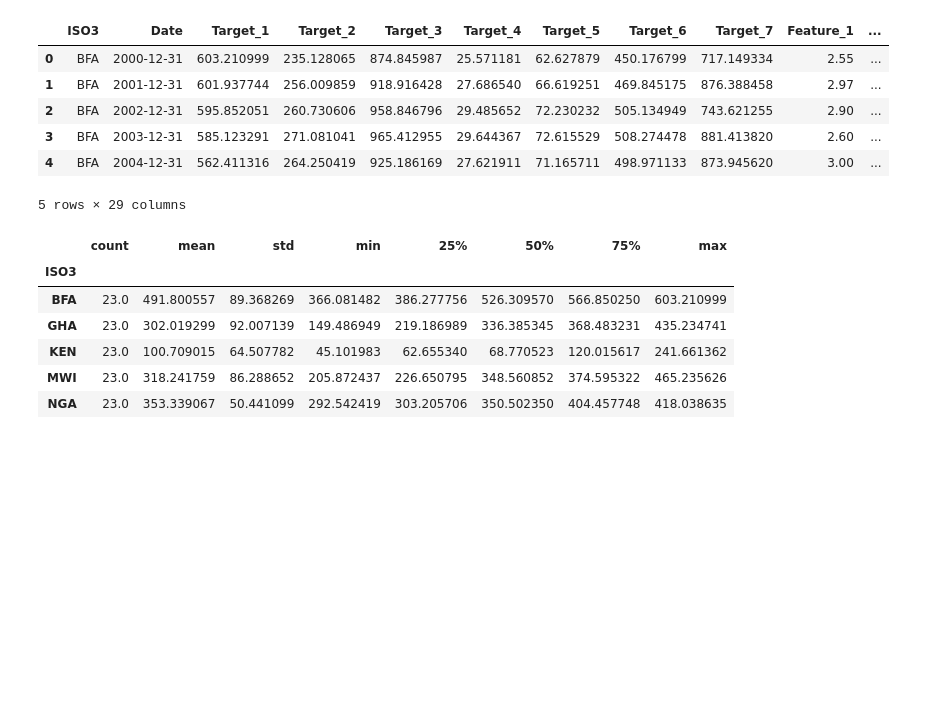
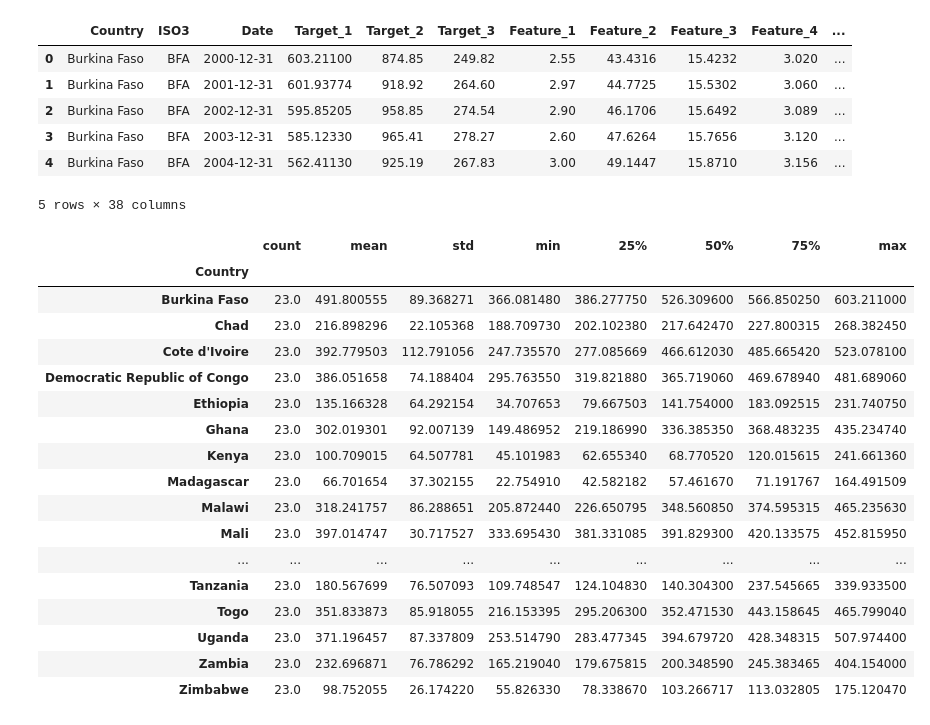
Before and after one commit to Josias-Ounsinli/Assessing-Short-and-Long-Term-Malaria-Transmission-and-Burden-Under-Various-Vaccination-Scenarios, a Jupyter notebook: notebooks/descriptive_stats.ipynb, the cells around one changed output. Saved outputs shown, nothing was run; the diff lists cells and outputs as text; code cells hidden in the pictures; blank space fills up the shorter version.

```diff
--- a/notebooks/descriptive_stats.ipynb
+++ b/notebooks/descriptive_stats.ipynb
@@ -15,28 +15,39 @@ from explorer import DataTransformer
 
 transformer = DataTransformer()
 # %%
-REPO = "../"
-filepath = "data/cleaned/study_dataset.csv"
-rev = "Cleaneddatav22mf"
+REPO = "./"
+filepath = "../data/cleaned/final/cleaned_project_dataset.csv"
+rev = "clpdat3"
 # %%
 data = transformer.load_data(ext="csv", filepath=filepath, repo=REPO, rev=rev, header=0, parse_dates=["Date"])
 data.head()
 # %% [output]
-|  | ISO3 | Date | Target_1 | Target_2 | Target_3 | Target_4 | Target_5 | Target_6 | Target_7 | Feature_1 | ... |
-| 0 | BFA | 2000-12-31 | 603.210999 | 235.128065 | 874.845987 | 25.571181 | 62.627879 | 450.176799 | 717.149334 | 2.55 | ... |
-| 1 | BFA | 2001-12-31 | 601.937744 | 256.009859 | 918.916428 | 27.686540 | 66.619251 | 469.845175 | 876.388458 | 2.97 | ... |
-| 2 | BFA | 2002-12-31 | 595.852051 | 260.730606 | 958.846796 | 29.485652 | 72.230232 | 505.134949 | 743.621255 | 2.90 | ... |
-| 3 | BFA | 2003-12-31 | 585.123291 | 271.081041 | 965.412955 | 29.644367 | 72.615529 | 508.274478 | 881.413820 | 2.60 | ... |
-| 4 | BFA | 2004-12-31 | 562.411316 | 264.250419 | 925.186169 | 27.621911 | 71.165711 | 498.971133 | 873.945620 | 3.00 | ... |
+|  | Country | ISO3 | Date | Target_1 | Target_2 | Target_3 | Feature_1 | Feature_2 | Feature_3 | Feature_4 | ... |
+| 0 | Burkina Faso | BFA | 2000-12-31 | 603.21100 | 874.85 | 249.82 | 2.55 | 43.4316 | 15.4232 | 3.020 | ... |
+| 1 | Burkina Faso | BFA | 2001-12-31 | 601.93774 | 918.92 | 264.60 | 2.97 | 44.7725 | 15.5302 | 3.060 | ... |
+| 2 | Burkina Faso | BFA | 2002-12-31 | 595.85205 | 958.85 | 274.54 | 2.90 | 46.1706 | 15.6492 | 3.089 | ... |
+| 3 | Burkina Faso | BFA | 2003-12-31 | 585.12330 | 965.41 | 278.27 | 2.60 | 47.6264 | 15.7656 | 3.120 | ... |
+| 4 | Burkina Faso | BFA | 2004-12-31 | 562.41130 | 925.19 | 267.83 | 3.00 | 49.1447 | 15.8710 | 3.156 | ... |
-5 rows × 29 columns
+5 rows × 38 columns
 # %%
-data.groupby("ISO3")["Target_1"].describe()
+data.groupby("Country")["Target_1"].describe()
 # %% [output]
 |  | count | mean | std | min | 25% | 50% | 75% | max |
-| ISO3 |  |  |  |  |  |  |  |  |
-| BFA | 23.0 | 491.800557 | 89.368269 | 366.081482 | 386.277756 | 526.309570 | 566.850250 | 603.210999 |
-| GHA | 23.0 | 302.019299 | 92.007139 | 149.486949 | 219.186989 | 336.385345 | 368.483231 | 435.234741 |
-| KEN | 23.0 | 100.709015 | 64.507782 | 45.101983 | 62.655340 | 68.770523 | 120.015617 | 241.661362 |
-| MWI | 23.0 | 318.241759 | 86.288652 | 205.872437 | 226.650795 | 348.560852 | 374.595322 | 465.235626 |
-| NGA | 23.0 | 353.339067 | 50.441099 | 292.542419 | 303.205706 | 350.502350 | 404.457748 | 418.038635 |
+| Country |  |  |  |  |  |  |  |  |
+| Burkina Faso | 23.0 | 491.800555 | 89.368271 | 366.081480 | 386.277750 | 526.309600 | 566.850250 | 603.211000 |
+| Chad | 23.0 | 216.898296 | 22.105368 | 188.709730 | 202.102380 | 217.642470 | 227.800315 | 268.382450 |
+| Cote d'Ivoire | 23.0 | 392.779503 | 112.791056 | 247.735570 | 277.085669 | 466.612030 | 485.665420 | 523.078100 |
+| Democratic Republic of Congo | 23.0 | 386.051658 | 74.188404 | 295.763550 | 319.821880 | 365.719060 | 469.678940 | 481.689060 |
+| Ethiopia | 23.0 | 135.166328 | 64.292154 | 34.707653 | 79.667503 | 141.754000 | 183.092515 | 231.740750 |
+| Ghana | 23.0 | 302.019301 | 92.007139 | 149.486952 | 219.186990 | 336.385350 | 368.483235 | 435.234740 |
+| Kenya | 23.0 | 100.709015 | 64.507781 | 45.101983 | 62.655340 | 68.770520 | 120.015615 | 241.661360 |
+| Madagascar | 23.0 | 66.701654 | 37.302155 | 22.754910 | 42.582182 | 57.461670 | 71.191767 | 164.491509 |
+| Malawi | 23.0 | 318.241757 | 86.288651 | 205.872440 | 226.650795 | 348.560850 | 374.595315 | 465.235630 |
+| Mali | 23.0 | 397.014747 | 30.717527 | 333.695430 | 381.331085 | 391.829300 | 420.133575 | 452.815950 |
+| ... | ... | ... | ... | ... | ... | ... | ... | ... |
+| Tanzania | 23.0 | 180.567699 | 76.507093 | 109.748547 | 124.104830 | 140.304300 | 237.545665 | 339.933500 |
+| Togo | 23.0 | 351.833873 | 85.918055 | 216.153395 | 295.206300 | 352.471530 | 443.158645 | 465.799040 |
+| Uganda | 23.0 | 371.196457 | 87.337809 | 253.514790 | 283.477345 | 394.679720 | 428.348315 | 507.974400 |
+| Zambia | 23.0 | 232.696871 | 76.786292 | 165.219040 | 179.675815 | 200.348590 | 245.383465 | 404.154000 |
+| Zimbabwe | 23.0 | 98.752055 | 26.174220 | 55.826330 | 78.338670 | 103.266717 | 113.032805 | 175.120470 |
 # %%
```
Also changed, not shown: parts of 6 cells of this notebook.
